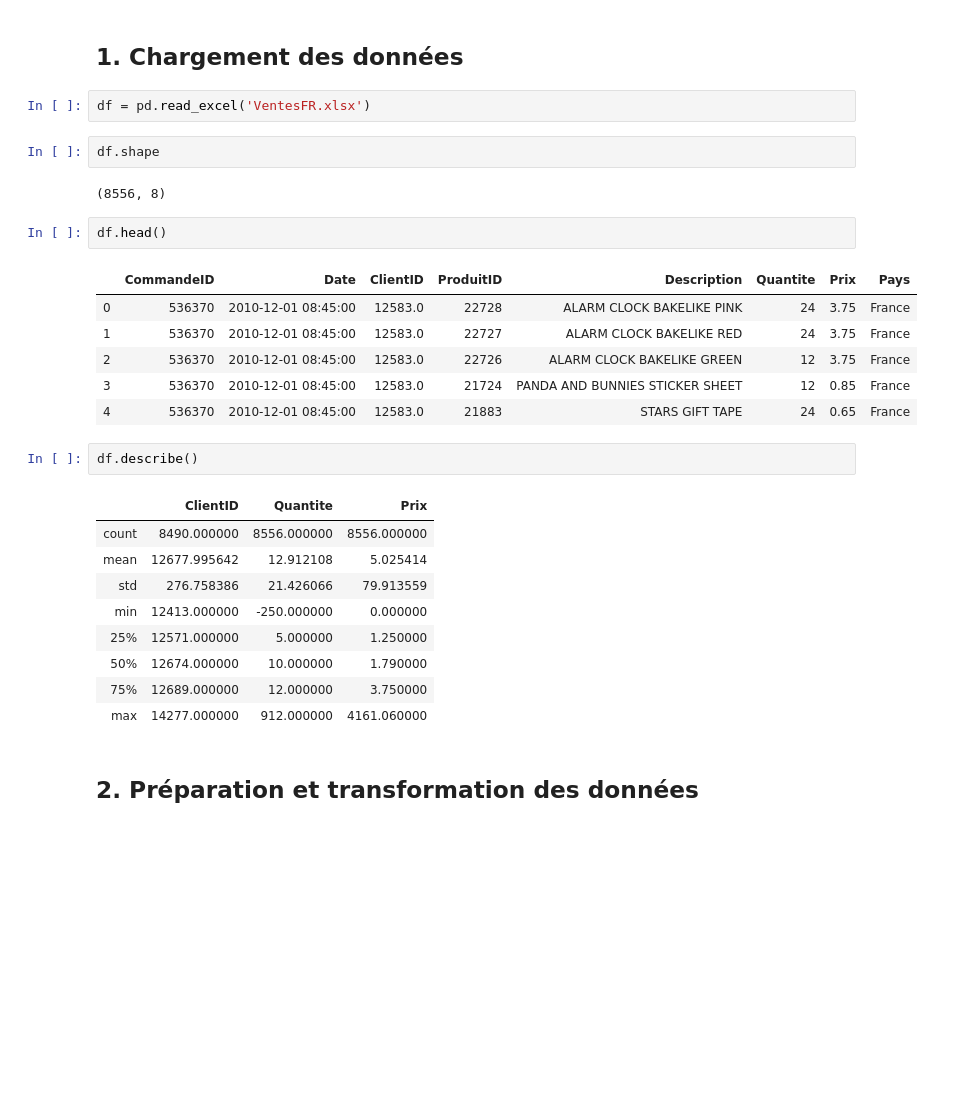
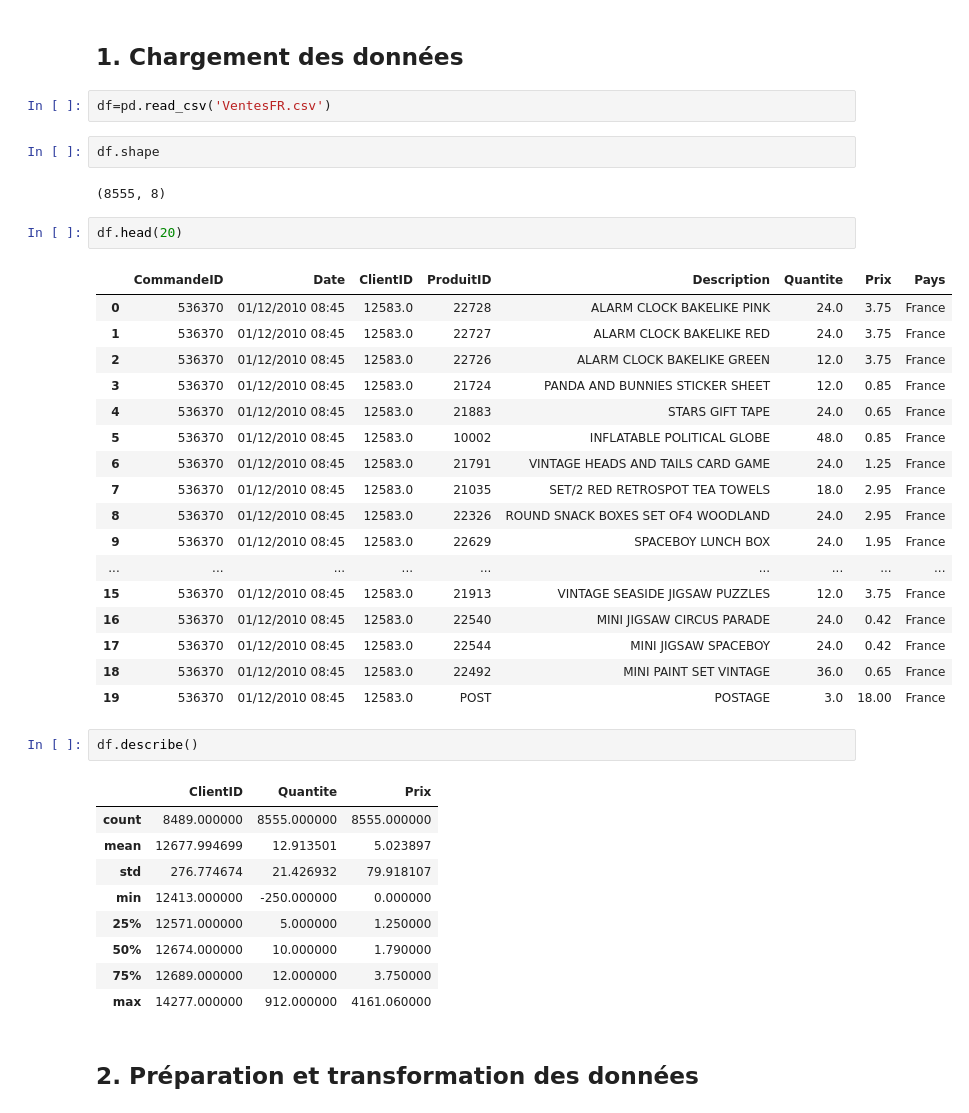
Before and after one commit to retkowsky/Associations, a Jupyter notebook: Associations.ipynb, the cells around one changed output. Saved outputs shown, nothing was run; the diff lists cells and outputs as text; blank space fills up the shorter version.

```diff
--- a/Associations.ipynb
+++ b/Associations.ipynb
@@ -42,27 +40,38 @@ from mlxtend.frequent_patterns import association_rules
 # %% [markdown]
 ## 1. Chargement des données
 # %%
-df = pd.read_excel('VentesFR.xlsx')
+df=pd.read_csv('VentesFR.csv')
 # %%
 df.shape
 # %% [output]
-(8556, 8)
+(8555, 8)
 # %%
-df.head()
+df.head(20)
 # %% [output]
 |  | CommandeID | Date | ClientID | ProduitID | Description | Quantite | Prix | Pays |
-| 0 | 536370 | 2010-12-01 08:45:00 | 12583.0 | 22728 | ALARM CLOCK BAKELIKE PINK | 24 | 3.75 | France |
-| 1 | 536370 | 2010-12-01 08:45:00 | 12583.0 | 22727 | ALARM CLOCK BAKELIKE RED | 24 | 3.75 | France |
-| 2 | 536370 | 2010-12-01 08:45:00 | 12583.0 | 22726 | ALARM CLOCK BAKELIKE GREEN | 12 | 3.75 | France |
-| 3 | 536370 | 2010-12-01 08:45:00 | 12583.0 | 21724 | PANDA AND BUNNIES STICKER SHEET | 12 | 0.85 | France |
-| 4 | 536370 | 2010-12-01 08:45:00 | 12583.0 | 21883 | STARS GIFT TAPE | 24 | 0.65 | France |
+| 0 | 536370 | 01/12/2010 08:45 | 12583.0 | 22728 | ALARM CLOCK BAKELIKE PINK | 24.0 | 3.75 | France |
+| 1 | 536370 | 01/12/2010 08:45 | 12583.0 | 22727 | ALARM CLOCK BAKELIKE RED | 24.0 | 3.75 | France |
+| 2 | 536370 | 01/12/2010 08:45 | 12583.0 | 22726 | ALARM CLOCK BAKELIKE GREEN | 12.0 | 3.75 | France |
+| 3 | 536370 | 01/12/2010 08:45 | 12583.0 | 21724 | PANDA AND BUNNIES STICKER SHEET | 12.0 | 0.85 | France |
+| 4 | 536370 | 01/12/2010 08:45 | 12583.0 | 21883 | STARS GIFT TAPE | 24.0 | 0.65 | France |
+| 5 | 536370 | 01/12/2010 08:45 | 12583.0 | 10002 | INFLATABLE POLITICAL GLOBE | 48.0 | 0.85 | France |
+| 6 | 536370 | 01/12/2010 08:45 | 12583.0 | 21791 | VINTAGE HEADS AND TAILS CARD GAME | 24.0 | 1.25 | France |
+| 7 | 536370 | 01/12/2010 08:45 | 12583.0 | 21035 | SET/2 RED RETROSPOT TEA TOWELS | 18.0 | 2.95 | France |
+| 8 | 536370 | 01/12/2010 08:45 | 12583.0 | 22326 | ROUND SNACK BOXES SET OF4 WOODLAND | 24.0 | 2.95 | France |
+| 9 | 536370 | 01/12/2010 08:45 | 12583.0 | 22629 | SPACEBOY LUNCH BOX | 24.0 | 1.95 | France |
+| ... | ... | ... | ... | ... | ... | ... | ... | ... |
+| 15 | 536370 | 01/12/2010 08:45 | 12583.0 | 21913 | VINTAGE SEASIDE JIGSAW PUZZLES | 12.0 | 3.75 | France |
+| 16 | 536370 | 01/12/2010 08:45 | 12583.0 | 22540 | MINI JIGSAW CIRCUS PARADE | 24.0 | 0.42 | France |
+| 17 | 536370 | 01/12/2010 08:45 | 12583.0 | 22544 | MINI JIGSAW SPACEBOY | 24.0 | 0.42 | France |
+| 18 | 536370 | 01/12/2010 08:45 | 12583.0 | 22492 | MINI PAINT SET VINTAGE | 36.0 | 0.65 | France |
+| 19 | 536370 | 01/12/2010 08:45 | 12583.0 | POST | POSTAGE | 3.0 | 18.00 | France |
 # %%
 df.describe()
 # %% [output]
 |  | ClientID | Quantite | Prix |
-| count | 8490.000000 | 8556.000000 | 8556.000000 |
-| mean | 12677.995642 | 12.912108 | 5.025414 |
-| std | 276.758386 | 21.426066 | 79.913559 |
+| count | 8489.000000 | 8555.000000 | 8555.000000 |
+| mean | 12677.994699 | 12.913501 | 5.023897 |
+| std | 276.774674 | 21.426932 | 79.918107 |
 | min | 12413.000000 | -250.000000 | 0.000000 |
 | 25% | 12571.000000 | 5.000000 | 1.250000 |
 | 50% | 12674.000000 | 10.000000 | 1.790000 |
```
Also changed, not shown: parts of 15 cells of this notebook.
